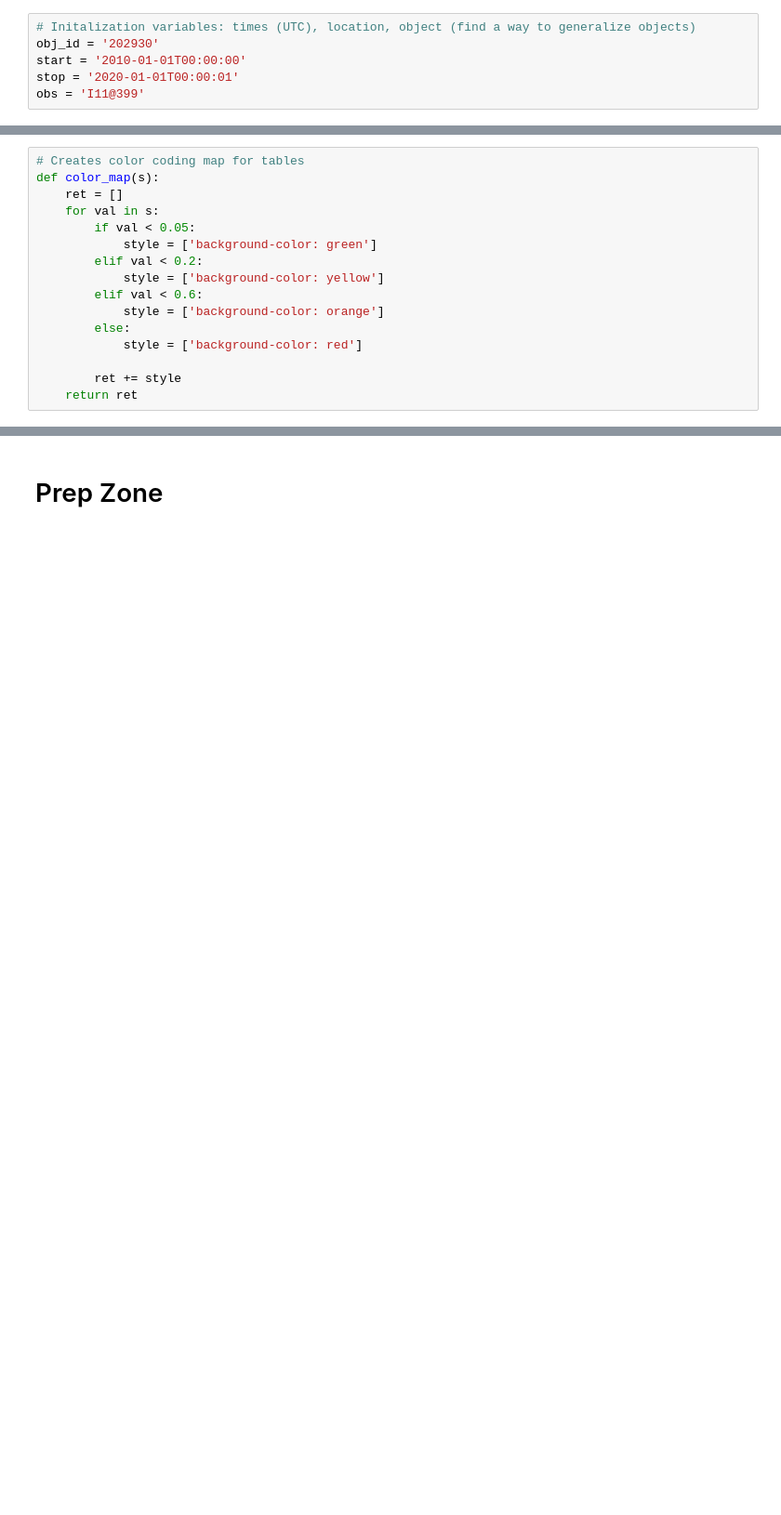
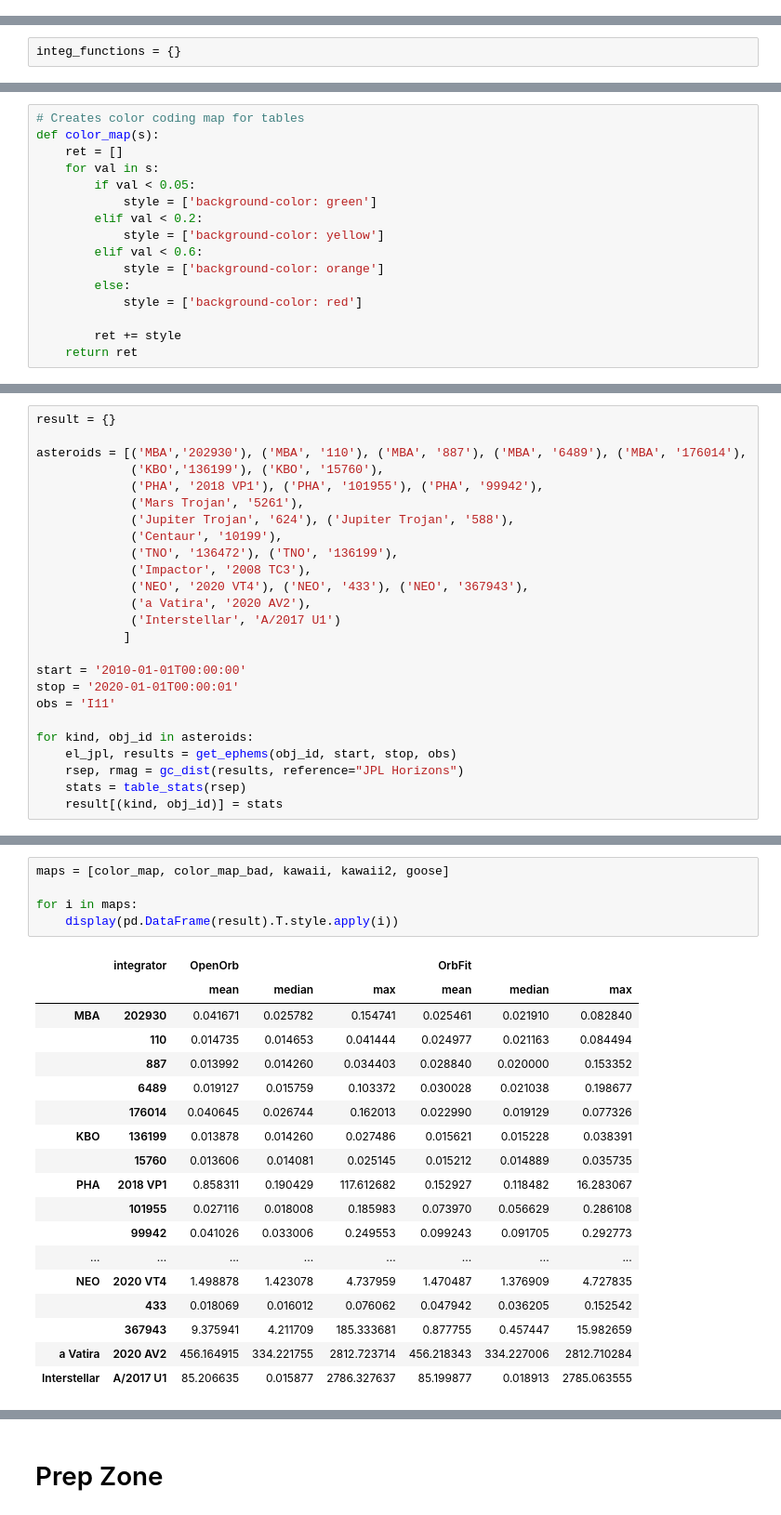
Before and after one commit to dirac-institute/iCompare, a Jupyter notebook: 2019OK.ipynb, the cells around one changed output, grey strips where cells are left out. Shown: that part at 93% size. Drawn from its saved outputs; the diff is of its cells as text; blank space fills up the shorter version.

```diff
--- a/2019OK.ipynb
+++ b/2019OK.ipynb
@@ -45,6 +2,0 @@ oo.pyoorb.oorb_init()
-# %%
-# Initalization variables: times (UTC), location, object (find a way to generalize objects)
-obj_id = '202930'
-start = '2010-01-01T00:00:00'
-stop = '2020-01-01T00:00:01'
-obs = 'I11@399'
@@ -474,0 +48,2 @@ def get_ephems2(obj_ids, start, stop, obs):
+# %%
+integ_functions = {}
@@ -594,0 +577,25 @@ def output(asteroid1, asteroid2, asteroid3):
+# %%
+result = {}
+
+asteroids = [('MBA','202930'), ('MBA', '110'), ('MBA', '887'), ('MBA', '6489'), ('MBA', '176014'),
+             ('KBO','136199'), ('KBO', '15760'),
+             ('PHA', '2018 VP1'), ('PHA', '101955'), ('PHA', '99942'),
+             ('Mars Trojan', '5261'),
+             ('Jupiter Trojan', '624'), ('Jupiter Trojan', '588'),
+             ('Centaur', '10199'),
+             ('TNO', '136472'), ('TNO', '136199'),
+             ('Impactor', '2008 TC3'),
+             ('NEO', '2020 VT4'), ('NEO', '433'), ('NEO', '367943'),
+             ('a Vatira', '2020 AV2'),
+             ('Interstellar', 'A/2017 U1')
+            ]
+
+start = '2010-01-01T00:00:00'
+stop = '2020-01-01T00:00:01'
+obs = 'I11'
+
+for kind, obj_id in asteroids:
+    el_jpl, results = get_ephems(obj_id, start, stop, obs)
+    rsep, rmag = gc_dist(results, reference="JPL Horizons")
+    stats = table_stats(rsep)
+    result[(kind, obj_id)] = stats
@@ -594,0 +724,24 @@ def output(asteroid1, asteroid2, asteroid3):
+# %%
+maps = [color_map, color_map_bad, kawaii, kawaii2, goose]
+
+for i in maps:
+    display(pd.DataFrame(result).T.style.apply(i))
+# %% [output]
+|  | integrator | OpenOrb |  |  | OrbFit |  |  |
+|  |  | mean | median | max | mean | median | max |
+| MBA | 202930 | 0.041671 | 0.025782 | 0.154741 | 0.025461 | 0.021910 | 0.082840 |
+|  | 110 | 0.014735 | 0.014653 | 0.041444 | 0.024977 | 0.021163 | 0.084494 |
+|  | 887 | 0.013992 | 0.014260 | 0.034403 | 0.028840 | 0.020000 | 0.153352 |
+|  | 6489 | 0.019127 | 0.015759 | 0.103372 | 0.030028 | 0.021038 | 0.198677 |
+|  | 176014 | 0.040645 | 0.026744 | 0.162013 | 0.022990 | 0.019129 | 0.077326 |
+| KBO | 136199 | 0.013878 | 0.014260 | 0.027486 | 0.015621 | 0.015228 | 0.038391 |
+|  | 15760 | 0.013606 | 0.014081 | 0.025145 | 0.015212 | 0.014889 | 0.035735 |
+| PHA | 2018 VP1 | 0.858311 | 0.190429 | 117.612682 | 0.152927 | 0.118482 | 16.283067 |
+|  | 101955 | 0.027116 | 0.018008 | 0.185983 | 0.073970 | 0.056629 | 0.286108 |
+|  | 99942 | 0.041026 | 0.033006 | 0.249553 | 0.099243 | 0.091705 | 0.292773 |
+| ... | ... | ... | ... | ... | ... | ... | ... |
+| NEO | 2020 VT4 | 1.498878 | 1.423078 | 4.737959 | 1.470487 | 1.376909 | 4.727835 |
+|  | 433 | 0.018069 | 0.016012 | 0.076062 | 0.047942 | 0.036205 | 0.152542 |
+|  | 367943 | 9.375941 | 4.211709 | 185.333681 | 0.877755 | 0.457447 | 15.982659 |
+| a Vatira | 2020 AV2 | 456.164915 | 334.221755 | 2812.723714 | 456.218343 | 334.227006 | 2812.710284 |
+| Interstellar | A/2017 U1 | 85.206635 | 0.015877 | 2786.327637 | 85.199877 | 0.018913 | 2785.063555 |
```
Also changed, not shown: parts of 75 cells of this notebook, 1 other file.
